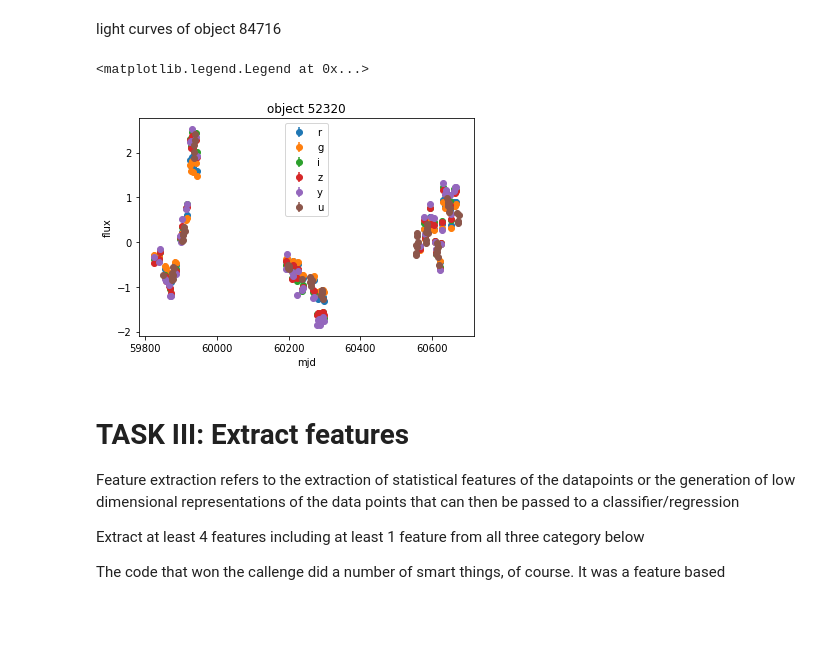
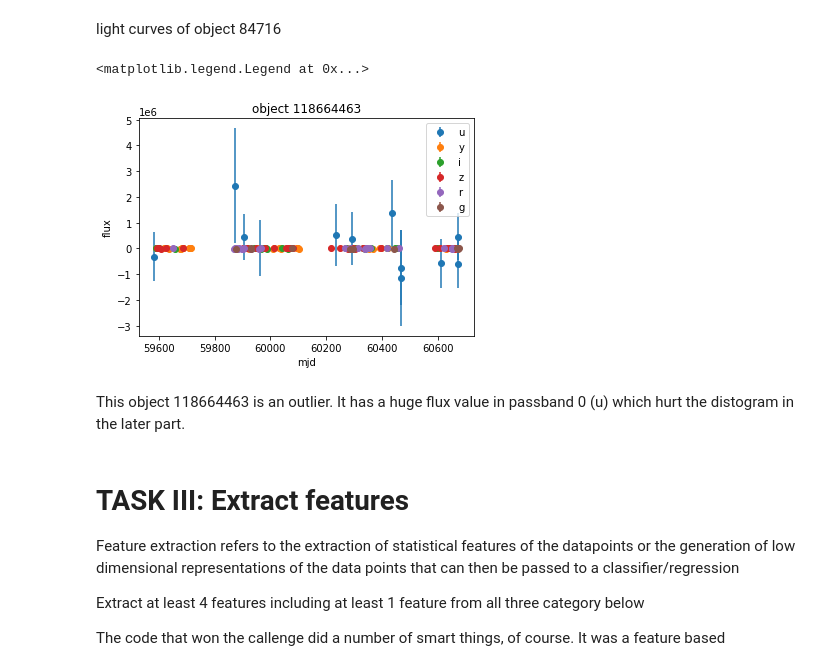
Before and after one commit to pvhau169/MLTSA22_HPhan, a Jupyter notebook: HW7/MLTSA2022_GP_homework.ipynb, the cells around one changed output. Drawn from its saved outputs; the diff is of its cells as text; code cells hidden in the pictures; blank space fills up the shorter version.

```diff
--- a/HW7/MLTSA2022_GP_homework.ipynb
+++ b/HW7/MLTSA2022_GP_homework.ipynb
@@ -183,30 +183,27 @@ pl.legend()
 # %% [markdown]
 light curves of object 84716
 # %%
-id = 52320
+id = 118664463
 mask = lcvs['object_id'] == id
 x = lcvs['mjd'][mask]
 y = lcvs['flux'][mask]
 yerr = lcvs['flux_err'][mask]
-
-y_mean = lcvs['flux'].mean()
-y_std = lcvs['flux'].std()
-
-yerr = (yerr - y.mean())/y.std()
-y = (y - y.mean())/y.std()
-
 label = lcvs['passband'][mask]
 
 for f in label.unique():
   label_mask = label == f
+  # print(np.mean(y[label_mask]))
+  # print(np.sum(label_mask))
   pl.errorbar(x[label_mask], y[label_mask], yerr=yerr[label_mask], fmt='o', label = pbnames[f])
   pl.title('object {}'.format(id))
   pl.xlabel('mjd')
   pl.ylabel('flux')
 pl.legend()
 # %% [output]
 <matplotlib.legend.Legend at 0x...>
-[figure, old version]
+[figure, new version]
+# %% [markdown]
+This object 118664463 is an outlier. It has a huge flux value in passband 0 (u) which hurt the distogram in the later part.
 # %% [markdown]
 # TASK III: Extract features
 
```
Also changed, not shown: parts of 45 cells of this notebook.
